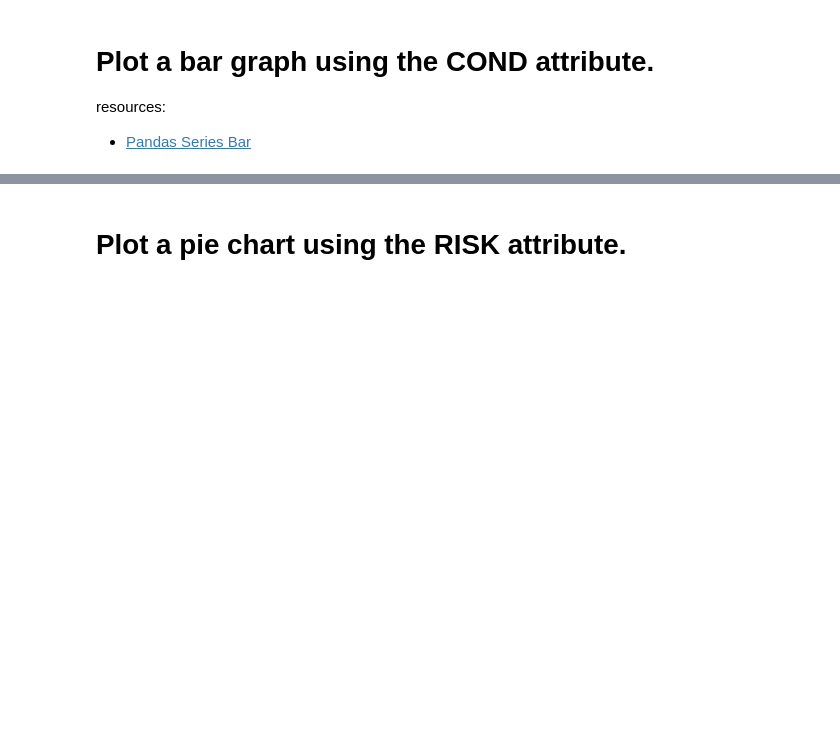
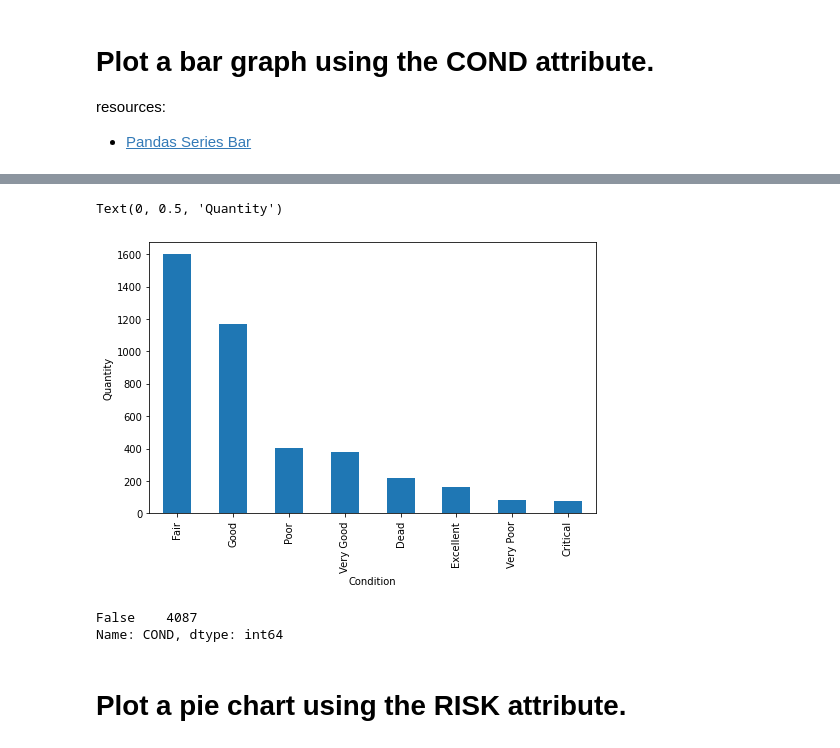
Before and after one commit to AllenChung6/DataEngineering.Labs.CityOfNewarkDETreeSurvey, a Jupyter notebook: newark_de_tree_survey.ipynb, the cells around one changed output, grey strips where cells are left out. Drawn from its saved outputs; the diff is of its cells as text; code cells hidden in the pictures; blank space fills up the shorter version.

```diff
--- a/newark_de_tree_survey.ipynb
+++ b/newark_de_tree_survey.ipynb
@@ -145,3 +147,6 @@ resources:
 * [Pandas Series Bar](https://pandas.pydata.org/pandas-docs/stable/reference/api/pandas.Series.plot.bar.html#pandas.Series.plot.bar)
 # %%
 # How can we determine all of the possible values describing the condition of a tree and their associated counts?
+index = pd.Index(data['COND'])
+data3 = index.value_counts()
+data3
@@ -153,5 +177,17 @@ resources:
+# %%
+# Plot the Series here
+data3.plot.bar(x=index, y=index.value_counts, figsize = (8,5))
+pl.xlabel("Condition")
+pl.ylabel("Quantity")
+# %% [output]
+Text(0, 0.5, 'Quantity')
+[figure, added]
 # %%
 # How many entries have missing values for the COND attribute? Why are these values missing?
+data2['COND'].str.contains('NaN|False').value_counts()
+# %% [output]
+False    4087
+Name: COND, dtype: int64
 # %% [markdown]
 # Plot a pie chart using the RISK attribute.
 # %% [markdown]
```
Also changed, not shown: parts of 4 cells of this notebook.
